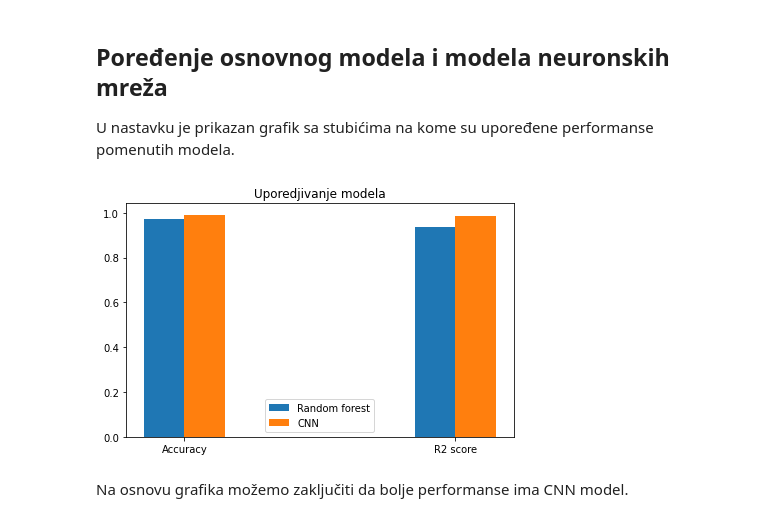
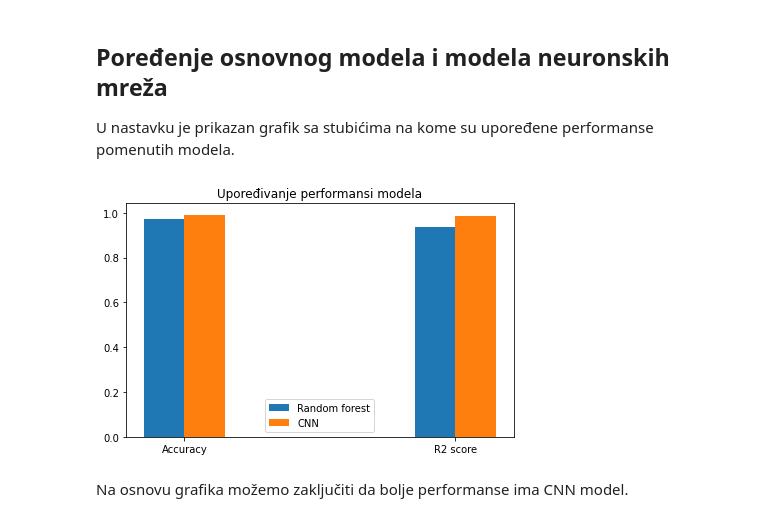
Before and after one commit to AlexandraDotlic/ML-DistractedDriverDetection, a Jupyter notebook: Distracted driver detection.ipynb, the cells around one changed output. Saved outputs shown, nothing was run; the diff lists cells and outputs as text; code cells hidden in the pictures.

```diff
--- a/Distracted driver detection.ipynb
+++ b/Distracted driver detection.ipynb
@@ -447,22 +441,22 @@ U nastavku je prikazan grafik sa stubićima na kome su upoređene performanse po
 # %%
 labels = ['Accuracy', 'R2 score']
 x = np.arange(len(labels))  # the label locations
 width = 0.15  # the width of the bars
 
 fig, ax = plt.subplots()
 rects1 = ax.bar(x - width/2, [accuracy_rf, r2_rf], width, label='Random forest')
 rects2 = ax.bar(x + width/2, [accuracy_cnn, r2_cnn], width, label='CNN')
 
-ax.set_title('Uporedjivanje modela')
+ax.set_title('Upoređivanje performansi modela')
 ax.set_xticks(x)
 ax.set_xticklabels(labels)
 ax.legend()
 
 fig.tight_layout()
 
 plt.show()
 # %% [output]
-[figure, old version]
+[figure, new version]
 # %% [markdown]
 Na osnovu grafika možemo zaključiti da bolje performanse ima CNN model.
 # %% [markdown]
```
Also changed, not shown: parts of 5 cells of this notebook.
